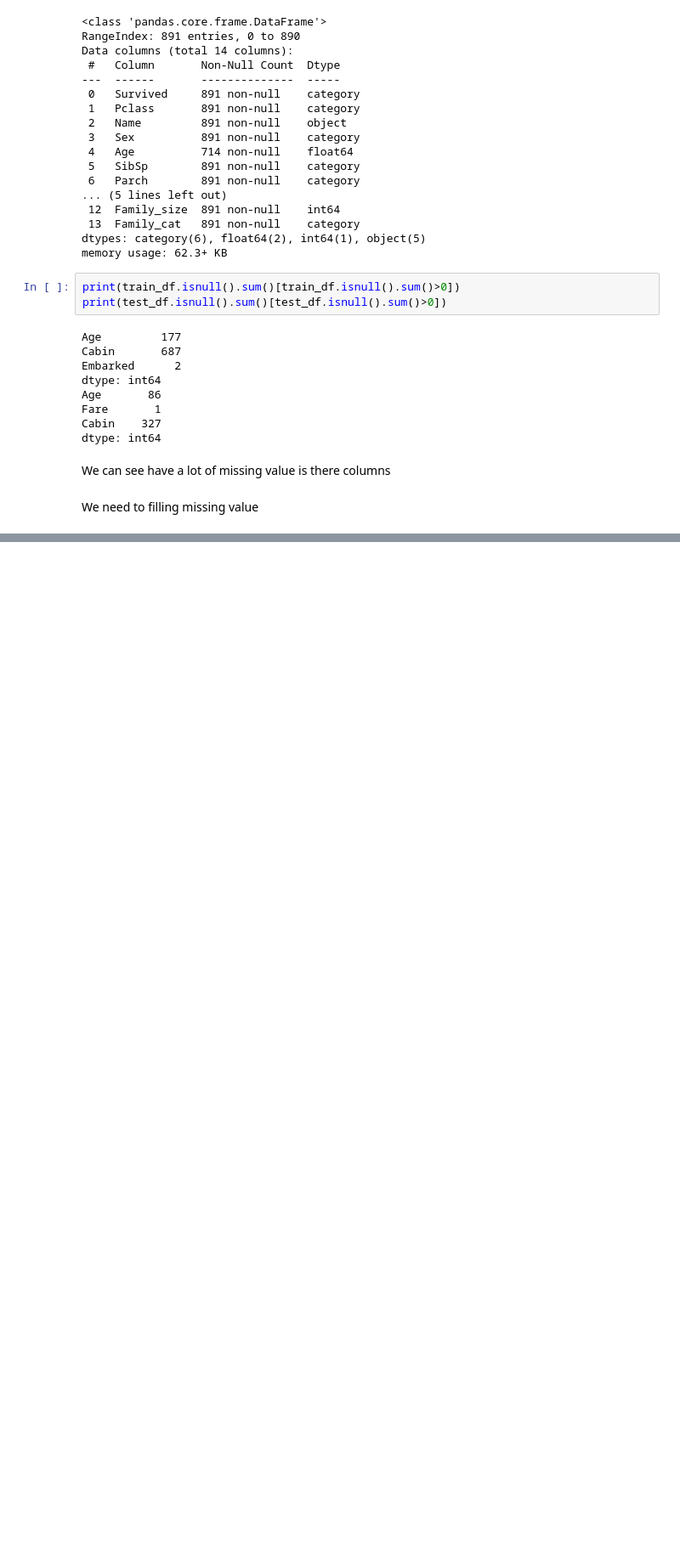
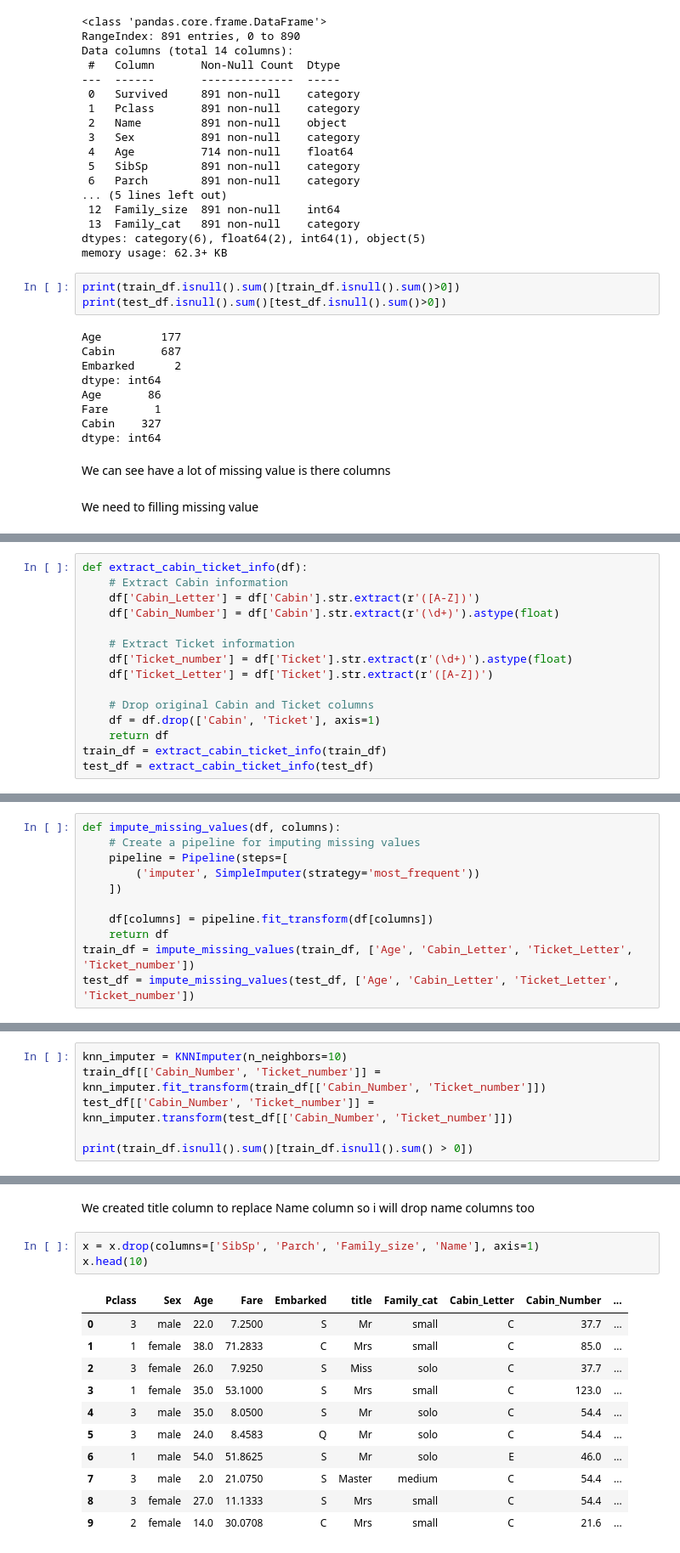
Before and after one commit to nguyenquangpen/MachineLearningProject, a Jupyter notebook: Model/TitanicPredition/titanic.ipynb, the cells around one changed output, grey strips where cells are left out. Shown at 85% size. Cells and saved outputs as stored; diff of their text form; blank space fills up the shorter version.

```diff
--- a/Model/TitanicPredition/titanic.ipynb
+++ b/Model/TitanicPredition/titanic.ipynb
@@ -330,0 +330,15 @@ y = train_df['Survived']
+# %%
+def extract_cabin_ticket_info(df):
+    # Extract Cabin information
+    df['Cabin_Letter'] = df['Cabin'].str.extract(r'([A-Z])')
+    df['Cabin_Number'] = df['Cabin'].str.extract(r'(\d+)').astype(float)
+
+    # Extract Ticket information
+    df['Ticket_number'] = df['Ticket'].str.extract(r'(\d+)').astype(float)
+    df['Ticket_Letter'] = df['Ticket'].str.extract(r'([A-Z])')
+
+    # Drop original Cabin and Ticket columns
+    df = df.drop(['Cabin', 'Ticket'], axis=1)
+    return df
+train_df = extract_cabin_ticket_info(train_df)
+test_df = extract_cabin_ticket_info(test_df)
@@ -330,0 +347,11 @@ y = train_df['Survived']
+# %%
+def impute_missing_values(df, columns):
+    # Create a pipeline for imputing missing values
+    pipeline = Pipeline(steps=[
+        ('imputer', SimpleImputer(strategy='most_frequent'))
+    ])
+
+    df[columns] = pipeline.fit_transform(df[columns])
+    return df
+train_df = impute_missing_values(train_df, ['Age', 'Cabin_Letter', 'Ticket_Letter', 'Ticket_number'])
+test_df = impute_missing_values(test_df, ['Age', 'Cabin_Letter', 'Ticket_Letter', 'Ticket_number'])
@@ -330,0 +360,6 @@ y = train_df['Survived']
+# %%
+knn_imputer = KNNImputer(n_neighbors=10)
+train_df[['Cabin_Number', 'Ticket_number']] = knn_imputer.fit_transform(train_df[['Cabin_Number', 'Ticket_number']])
+test_df[['Cabin_Number', 'Ticket_number']] = knn_imputer.transform(test_df[['Cabin_Number', 'Ticket_number']])
+
+print(train_df.isnull().sum()[train_df.isnull().sum() > 0])
@@ -330,0 +373,17 @@ y = train_df['Survived']
+# %% [markdown]
+We created title column to replace Name column so i will drop name columns too
+# %%
+x = x.drop(columns=['SibSp', 'Parch', 'Family_size', 'Name'], axis=1)
+x.head(10)
+# %% [output]
+|  | Pclass | Sex | Age | Fare | Embarked | title | Family_cat | Cabin_Letter | Cabin_Number | ... |
+| 0 | 3 | male | 22.0 | 7.2500 | S | Mr | small | C | 37.7 | ... |
+| 1 | 1 | female | 38.0 | 71.2833 | C | Mrs | small | C | 85.0 | ... |
+| 2 | 3 | female | 26.0 | 7.9250 | S | Miss | solo | C | 37.7 | ... |
+| 3 | 1 | female | 35.0 | 53.1000 | S | Mrs | small | C | 123.0 | ... |
+| 4 | 3 | male | 35.0 | 8.0500 | S | Mr | solo | C | 54.4 | ... |
+| 5 | 3 | male | 24.0 | 8.4583 | Q | Mr | solo | C | 54.4 | ... |
+| 6 | 1 | male | 54.0 | 51.8625 | S | Mr | solo | E | 46.0 | ... |
+| 7 | 3 | male | 2.0 | 21.0750 | S | Master | medium | C | 54.4 | ... |
+| 8 | 3 | female | 27.0 | 11.1333 | S | Mrs | small | C | 54.4 | ... |
+| 9 | 2 | female | 14.0 | 30.0708 | C | Mrs | small | C | 21.6 | ... |
```
Also changed, not shown: parts of 23 cells of this notebook.
